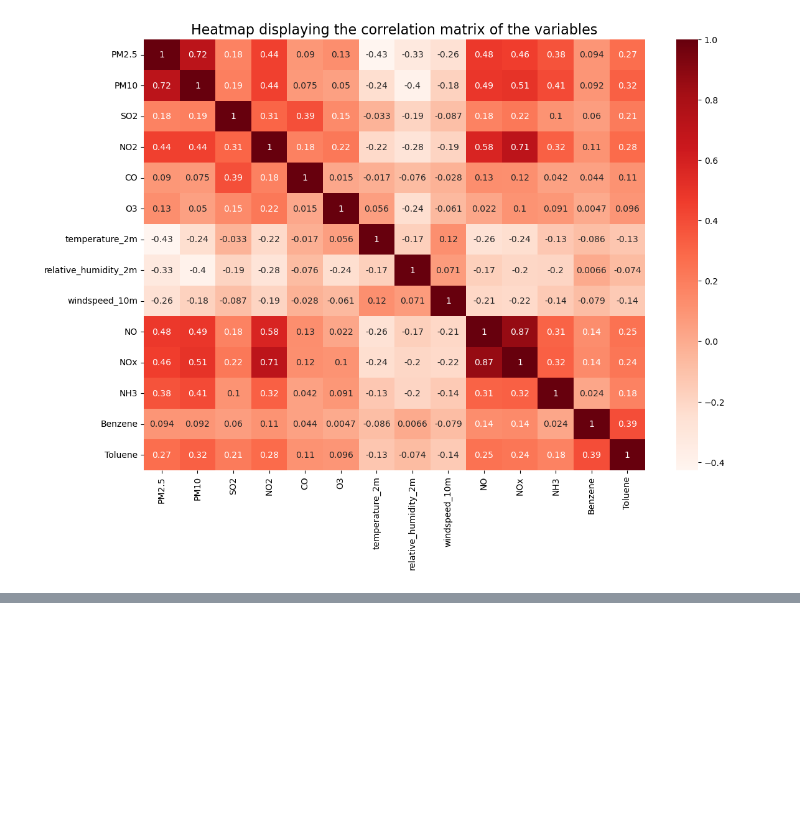
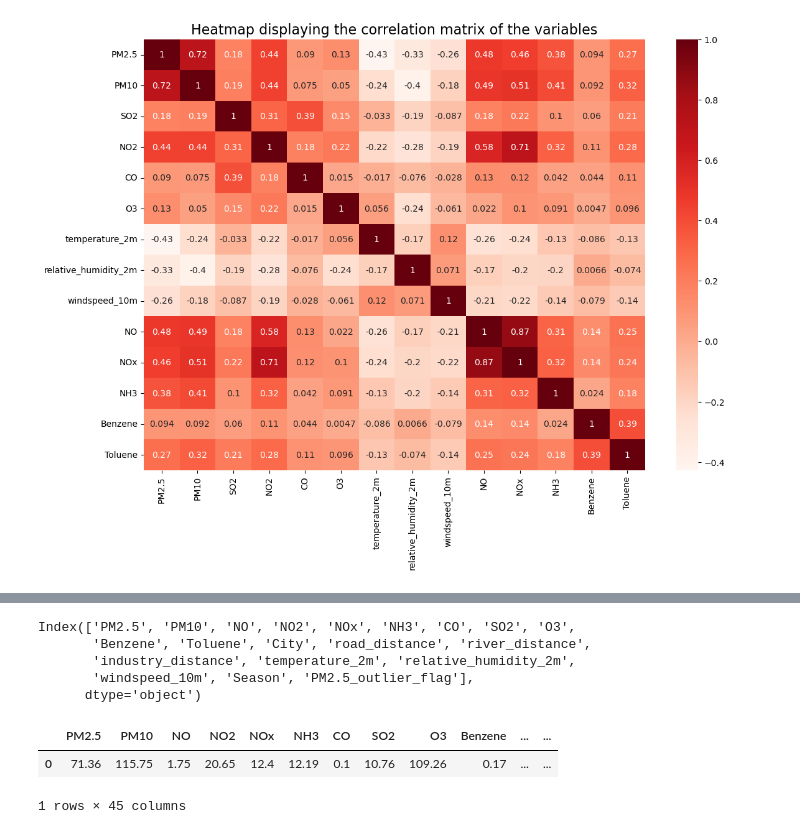
Before and after one commit to Dhyanam2005/PM25-prediction, a Jupyter notebook: Dataset_creation.ipynb, the cells around one changed output, grey strips where cells are left out. Drawn from its saved outputs; the diff is of its cells as text; code cells hidden in the pictures; blank space fills up the shorter version.

Commit message:
Checked relationships and included outlier flag for outliners good for forest models

```diff
--- a/Dataset_creation.ipynb
+++ b/Dataset_creation.ipynb
@@ -266,0 +265,6 @@ df['PM2.5'].sort_values
+# %%
+from scipy.stats import zscore
+
+df['PM2.5_zscore'] = zscore(df['PM2.5'])
+df['PM2.5_outlier_flag'] = df['PM2.5_zscore'].abs() > 3
+(df['PM2.5_outlier_flag'] == True).sum()
@@ -279,8 +294,19 @@ plt.show()
 # %%
-df.drop(columns=['AQI','AQI_Bucket','Unnamed: 0','FullAddress','StationName','FullAddress','StationId','location','longitude','latitude','Month','Date','State'],inplace=True,errors='ignore')
-df.isnull().sum().sort_values(ascending=False)
+df.drop(columns=['AQI','AQI_Bucket','Unnamed: 0','FullAddress','StationName','FullAddress','StationId','location','longitude','latitude','Month','Date','State','PM2.5_flagged','Day','PM2.5_zscore'],inplace=True,errors='ignore')
+df.columns
+# %% [output]
+Index(['PM2.5', 'PM10', 'NO', 'NO2', 'NOx', 'NH3', 'CO', 'SO2', 'O3',
+       'Benzene', 'Toluene', 'City', 'road_distance', 'river_distance',
+       'industry_distance', 'temperature_2m', 'relative_humidity_2m',
+       'windspeed_10m', 'Season', 'PM2.5_outlier_flag'],
+      dtype='object')
 # %%
-df_encoded = pd.get_dummies(df,columns=['City','Season'],drop_first=True)
+df_encoded = pd.get_dummies(df,columns=['City','Season','PM2.5_outlier_flag'],drop_first=True)
+df_encoded.head(1)
+# %% [output]
+|  | PM2.5 | PM10 | NO | NO2 | NOx | NH3 | CO | SO2 | O3 | Benzene | ... | ... |
+| 0 | 71.36 | 115.75 | 1.75 | 20.65 | 12.4 | 12.19 | 0.1 | 10.76 | 109.26 | 0.17 | ... | ... |
+1 rows × 45 columns
 # %%
 df_encoded.to_csv('./stations_encoded.csv',index=False)
 df_encoded
```
Also changed, not shown: parts of 5 cells of this notebook.
